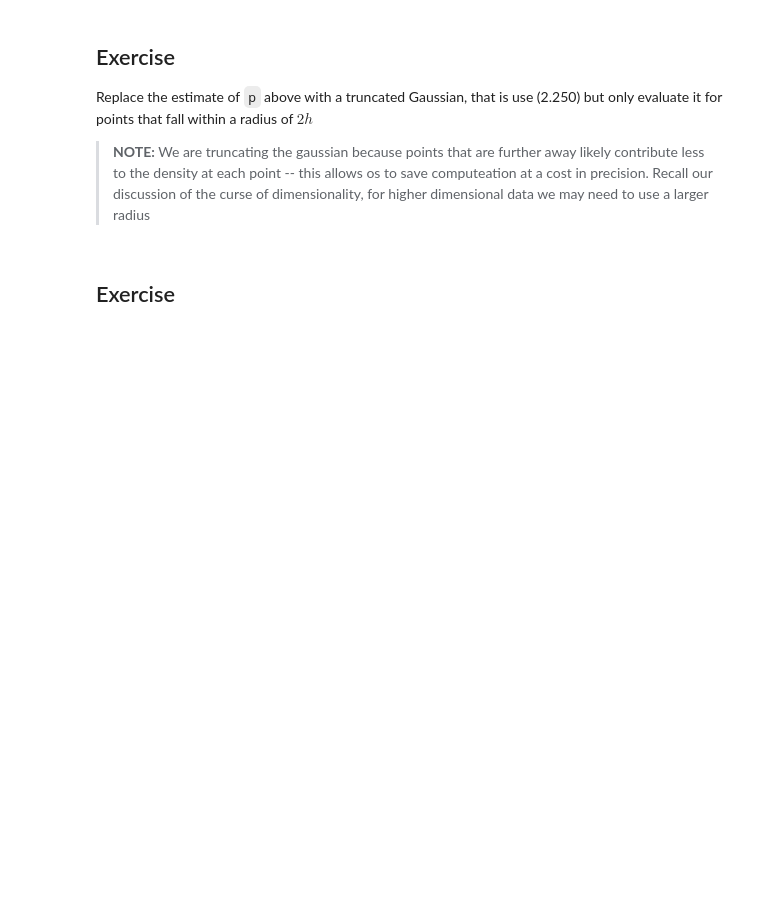
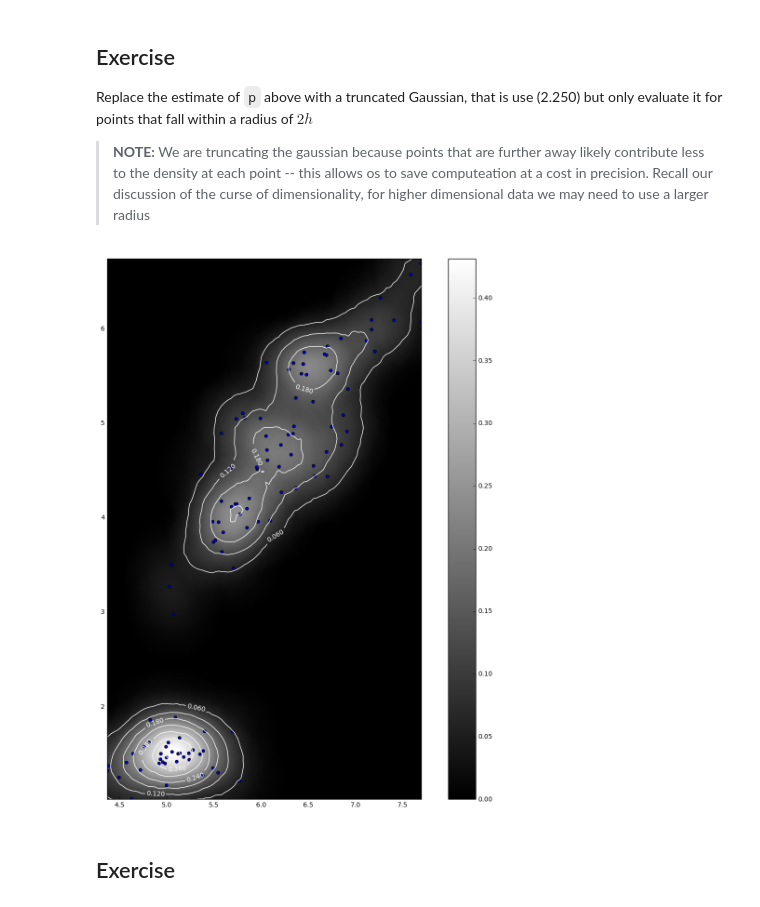
Before and after one commit to liux13/CSE627, a Jupyter notebook: ch02/Lab 2.ipynb, the cells around one changed output. Drawn from its saved outputs; the diff is of its cells as text; code cells hidden in the pictures; blank space fills up the shorter version.

```diff
--- a/ch02/Lab 2.ipynb
+++ b/ch02/Lab 2.ipynb
@@ -262,3 +260,34 @@ Replace the estimate of `p` above with a truncated Gaussian, that is use (2.250)
+# %%
+#TODO: Modify the cell above using (2.250). You will be using the `distances` array returned from `nn.radius_neighbors`
+# Do not get confused by my abuse of 'y' --> here 'y' is the vertical axis of a plot
+figsize(15, 15)
+xmin, ymin = x_train.min(0)
+xmax, ymax = x_train.max(0)
+grid_y, grid_x = mgrid[ymin:ymax:100j, xmin:xmax:100j]
+p = zeros((100,100))
+
+r = 0.5
+V = pi*r**2.
+N = len(x_train)
+D = 2        # 2-dimension data
+h = 0.25        # given
+
+for row in range(100):
+    for col in range(100):
+        x = [grid_x[row,col], grid_y[row,col]]
+        distances, neighbors = nn.radius_neighbors(atleast_2d(x), radius=r)
+        K = len(neighbors[0])
+        # p[row,col] = K/(N*V)
+        p[row,col] = (1.0/N)*sum(exp( -(distances[0]**2)/(2*h**2) ) / (2*pi*h**2)**(D/2))
+
+imshow(p, extent=(xmin,xmax, ymin, ymax), origin='lower', interpolation='bicubic', cmap=cm.gray)
+colorbar()
+scatter(x_train[:,0], x_train[:,1])
+clabel(contour(grid_x, grid_y, p, colors='white'))
+xlim(xmin, xmax)
+ylim(ymin, ymax);
+# %% [output]
+[figure, added]
 # %% [markdown]
 ## Exercise
 # %% [markdown]
```
Also changed, not shown: parts of 12 cells of this notebook.
